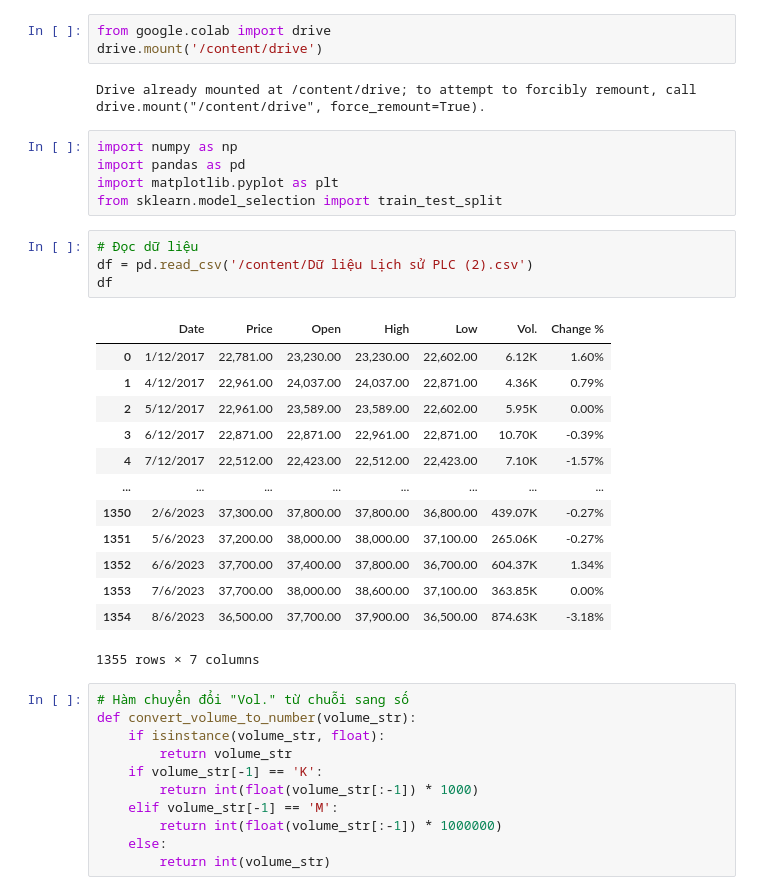
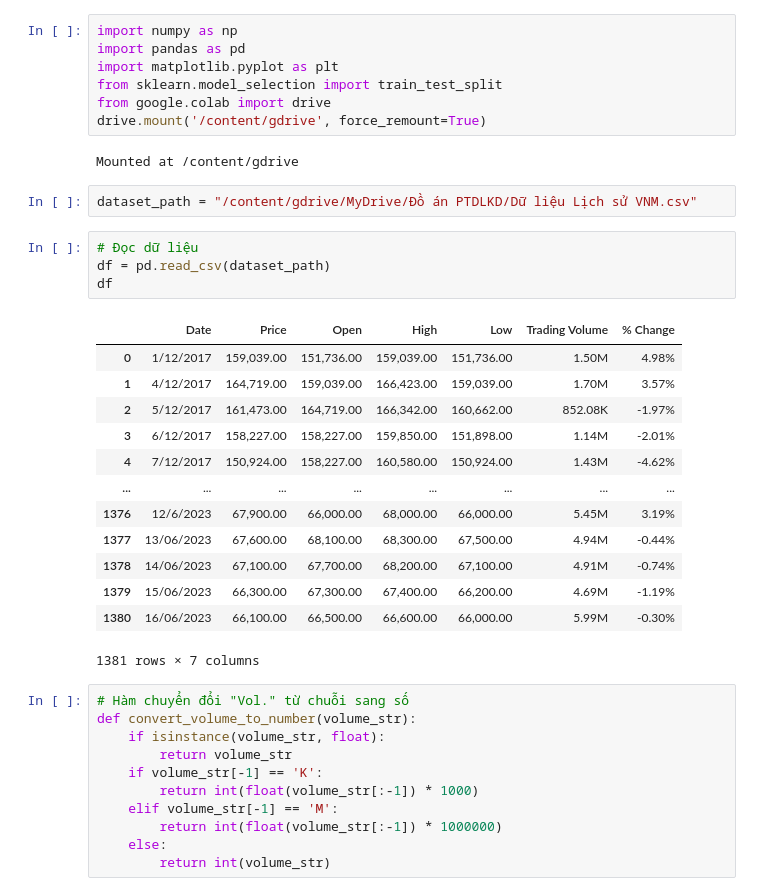
Before and after one commit to Mytran0505/IS403.N21.HTCL_Nhom9, a Jupyter notebook: Level2_SSA/SSA.ipynb, the cells around one changed output. Drawn from its saved outputs; the diff is of its cells as text.

```diff
--- a/Level2_SSA/SSA.ipynb
+++ b/Level2_SSA/SSA.ipynb
@@ -1,31 +1,32 @@
-# %%
-from google.colab import drive
-drive.mount('/content/drive')
-# %% [output]
-Drive already mounted at /content/drive; to attempt to forcibly remount, call drive.mount("/content/drive", force_remount=True).
 # %%
 import numpy as np
 import pandas as pd
 import matplotlib.pyplot as plt
 from sklearn.model_selection import train_test_split
+from google.colab import drive
+drive.mount('/content/gdrive', force_remount=True)
+# %% [output]
+Mounted at /content/gdrive
+# %%
+dataset_path = "/content/gdrive/MyDrive/Đồ án PTDLKD/Dữ liệu Lịch sử VNM.csv"
 # %%
 # Đọc dữ liệu
-df = pd.read_csv('/content/Dữ liệu Lịch sử PLC (2).csv')
+df = pd.read_csv(dataset_path)
 df
 # %% [output]
-|  | Date | Price | Open | High | Low | Vol. | Change % |
-| 0 | 1/12/2017 | 22,781.00 | 23,230.00 | 23,230.00 | 22,602.00 | 6.12K | 1.60% |
-| 1 | 4/12/2017 | 22,961.00 | 24,037.00 | 24,037.00 | 22,871.00 | 4.36K | 0.79% |
-| 2 | 5/12/2017 | 22,961.00 | 23,589.00 | 23,589.00 | 22,602.00 | 5.95K | 0.00% |
-| 3 | 6/12/2017 | 22,871.00 | 22,871.00 | 22,961.00 | 22,871.00 | 10.70K | -0.39% |
-| 4 | 7/12/2017 | 22,512.00 | 22,423.00 | 22,512.00 | 22,423.00 | 7.10K | -1.57% |
+|  | Date | Price | Open | High | Low | Trading Volume | % Change |
+| 0 | 1/12/2017 | 159,039.00 | 151,736.00 | 159,039.00 | 151,736.00 | 1.50M | 4.98% |
+| 1 | 4/12/2017 | 164,719.00 | 159,039.00 | 166,423.00 | 159,039.00 | 1.70M | 3.57% |
+| 2 | 5/12/2017 | 161,473.00 | 164,719.00 | 166,342.00 | 160,662.00 | 852.08K | -1.97% |
+| 3 | 6/12/2017 | 158,227.00 | 158,227.00 | 159,850.00 | 151,898.00 | 1.14M | -2.01% |
+| 4 | 7/12/2017 | 150,924.00 | 158,227.00 | 160,580.00 | 150,924.00 | 1.43M | -4.62% |
 | ... | ... | ... | ... | ... | ... | ... | ... |
-| 1350 | 2/6/2023 | 37,300.00 | 37,800.00 | 37,800.00 | 36,800.00 | 439.07K | -0.27% |
-| 1351 | 5/6/2023 | 37,200.00 | 38,000.00 | 38,000.00 | 37,100.00 | 265.06K | -0.27% |
-| 1352 | 6/6/2023 | 37,700.00 | 37,400.00 | 37,800.00 | 36,700.00 | 604.37K | 1.34% |
-| 1353 | 7/6/2023 | 37,700.00 | 38,000.00 | 38,600.00 | 37,100.00 | 363.85K | 0.00% |
-| 1354 | 8/6/2023 | 36,500.00 | 37,700.00 | 37,900.00 | 36,500.00 | 874.63K | -3.18% |
+| 1376 | 12/6/2023 | 67,900.00 | 66,000.00 | 68,000.00 | 66,000.00 | 5.45M | 3.19% |
+| 1377 | 13/06/2023 | 67,600.00 | 68,100.00 | 68,300.00 | 67,500.00 | 4.94M | -0.44% |
+| 1378 | 14/06/2023 | 67,100.00 | 67,700.00 | 68,200.00 | 67,100.00 | 4.91M | -0.74% |
+| 1379 | 15/06/2023 | 66,300.00 | 67,300.00 | 67,400.00 | 66,200.00 | 4.69M | -1.19% |
+| 1380 | 16/06/2023 | 66,100.00 | 66,500.00 | 66,600.00 | 66,000.00 | 5.99M | -0.30% |
-1355 rows × 7 columns
+1381 rows × 7 columns
 # %%
 # Hàm chuyển đổi "Vol." từ chuỗi sang số
 def convert_volume_to_number(volume_str):
```
Also changed, not shown: parts of 9 cells of this notebook, 3 other files.
